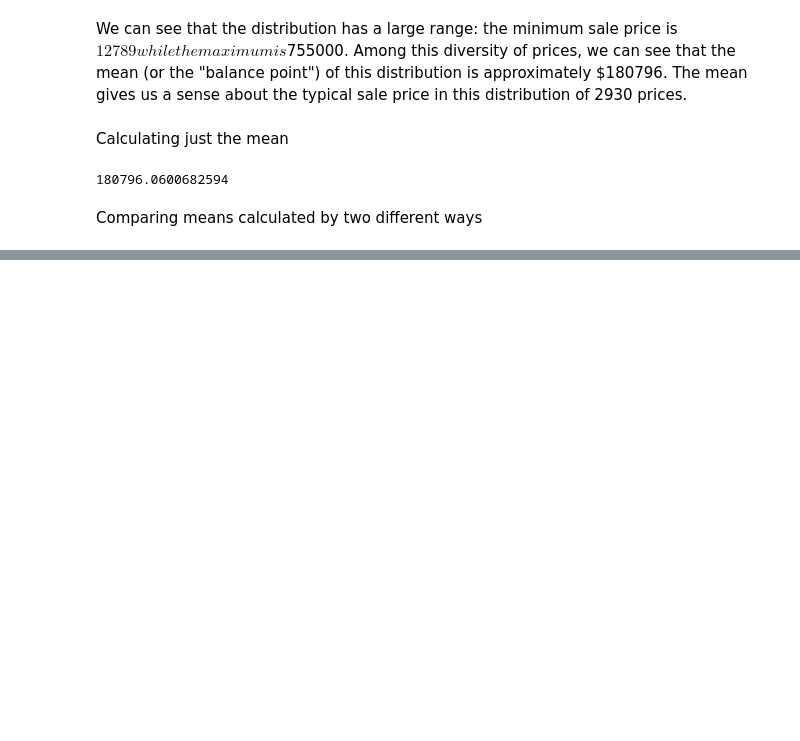
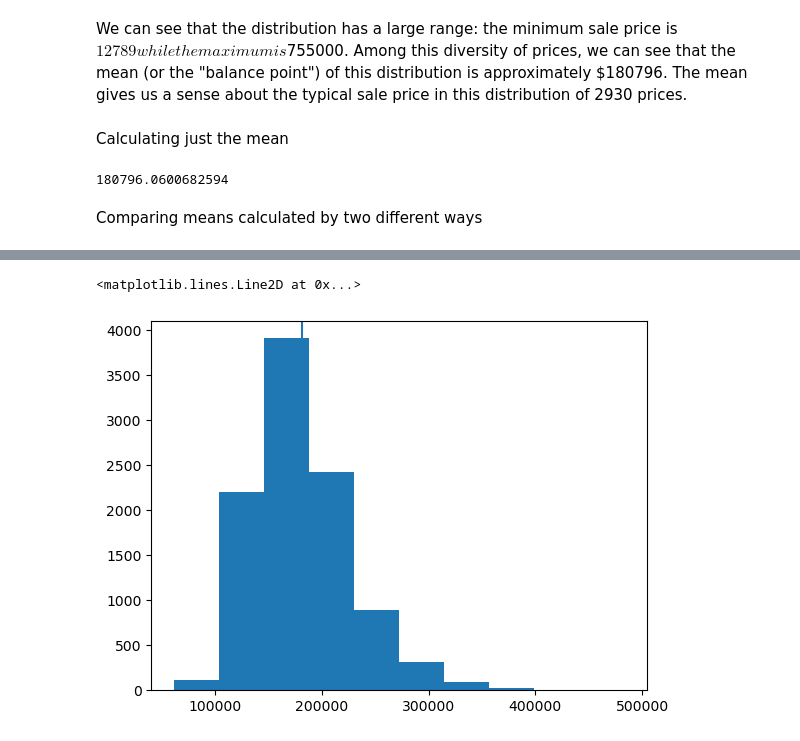
Before and after one commit to castobary/statistics, a Jupyter notebook: 06_module.ipynb, the cells around one changed output, grey strips where cells are left out. Drawn from its saved outputs; the diff is of its cells as text; code cells hidden in the pictures; blank space fills up the shorter version.

```diff
--- a/06_module.ipynb
+++ b/06_module.ipynb
@@ -179,0 +197,11 @@ plt.ylabel('Sampling error')
+# %%
+means = []
+for i in range(10000):
+    sample = houses['SalePrice'].sample(3, random_state=i)
+    means.append(sample.mean())
+
+plt.hist(means)
+plt.axvline(houses['SalePrice'].mean())
+# %% [output]
+<matplotlib.lines.Line2D at 0x...>
+[figure, added]
```
Also changed, not shown: parts of 20 cells of this notebook, 3 other files.
